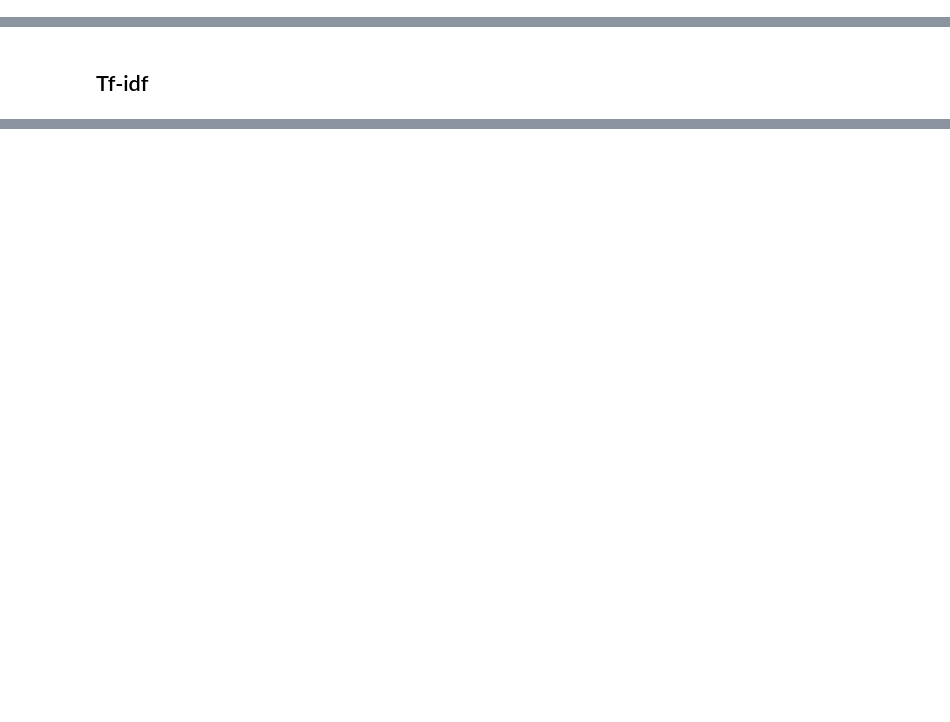
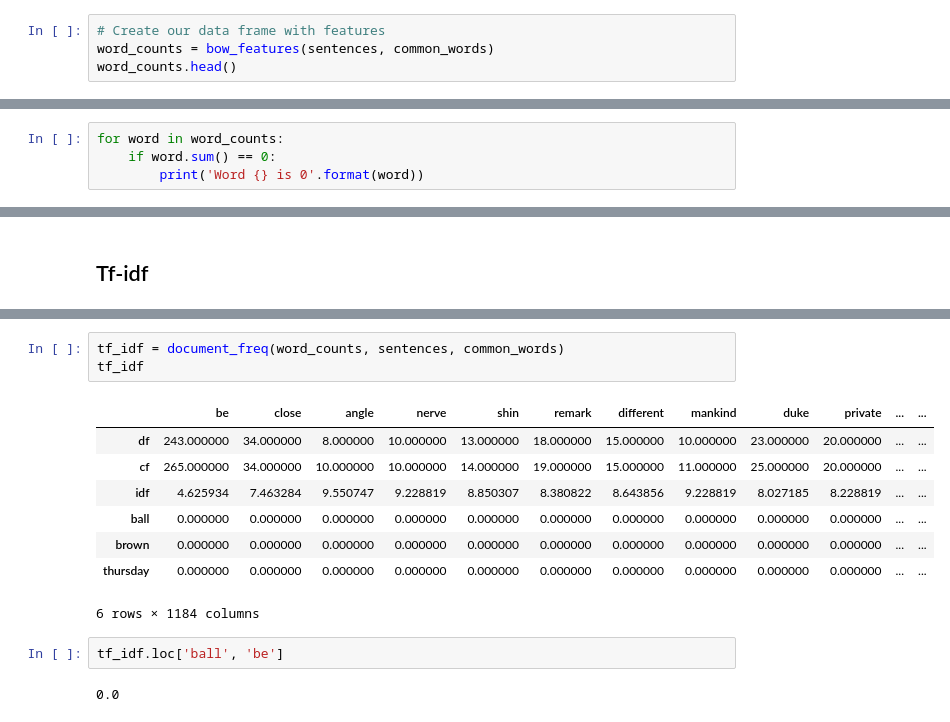
Before and after one commit to brianjinkim/thinkful_datascience, a Jupyter notebook: Unit 4/4.4.5 Build NLP.ipynb, the cells around one changed output, grey strips where cells are left out. Saved outputs shown, nothing was run; the diff lists cells and outputs as text; blank space fills up the shorter version.

```diff
--- a/Unit 4/4.4.5 Build NLP.ipynb
+++ b/Unit 4/4.4.5 Build NLP.ipynb
@@ -156,0 +180,4 @@ done!
+# %%
+# Create our data frame with features
+word_counts = bow_features(sentences, common_words)
+word_counts.head()
@@ -156,0 +250,4 @@ done!
+# %%
+for word in word_counts:
+    if word.sum() == 0:
+        print('Word {} is 0'.format(word))
@@ -158,0 +306,16 @@ done!
+# %%
+tf_idf = document_freq(word_counts, sentences, common_words)
+tf_idf
+# %% [output]
+|  | be | close | angle | nerve | shin | remark | different | mankind | duke | private | ... | ... |
+| df | 243.000000 | 34.000000 | 8.000000 | 10.000000 | 13.000000 | 18.000000 | 15.000000 | 10.000000 | 23.000000 | 20.000000 | ... | ... |
+| cf | 265.000000 | 34.000000 | 10.000000 | 10.000000 | 14.000000 | 19.000000 | 15.000000 | 11.000000 | 25.000000 | 20.000000 | ... | ... |
+| idf | 4.625934 | 7.463284 | 9.550747 | 9.228819 | 8.850307 | 8.380822 | 8.643856 | 9.228819 | 8.027185 | 8.228819 | ... | ... |
+| ball | 0.000000 | 0.000000 | 0.000000 | 0.000000 | 0.000000 | 0.000000 | 0.000000 | 0.000000 | 0.000000 | 0.000000 | ... | ... |
+| brown | 0.000000 | 0.000000 | 0.000000 | 0.000000 | 0.000000 | 0.000000 | 0.000000 | 0.000000 | 0.000000 | 0.000000 | ... | ... |
+| thursday | 0.000000 | 0.000000 | 0.000000 | 0.000000 | 0.000000 | 0.000000 | 0.000000 | 0.000000 | 0.000000 | 0.000000 | ... | ... |
+6 rows × 1184 columns
+# %%
+tf_idf.loc['ball', 'be']
+# %% [output]
+0.0
```
Also changed, not shown: parts of 30 cells of this notebook.
